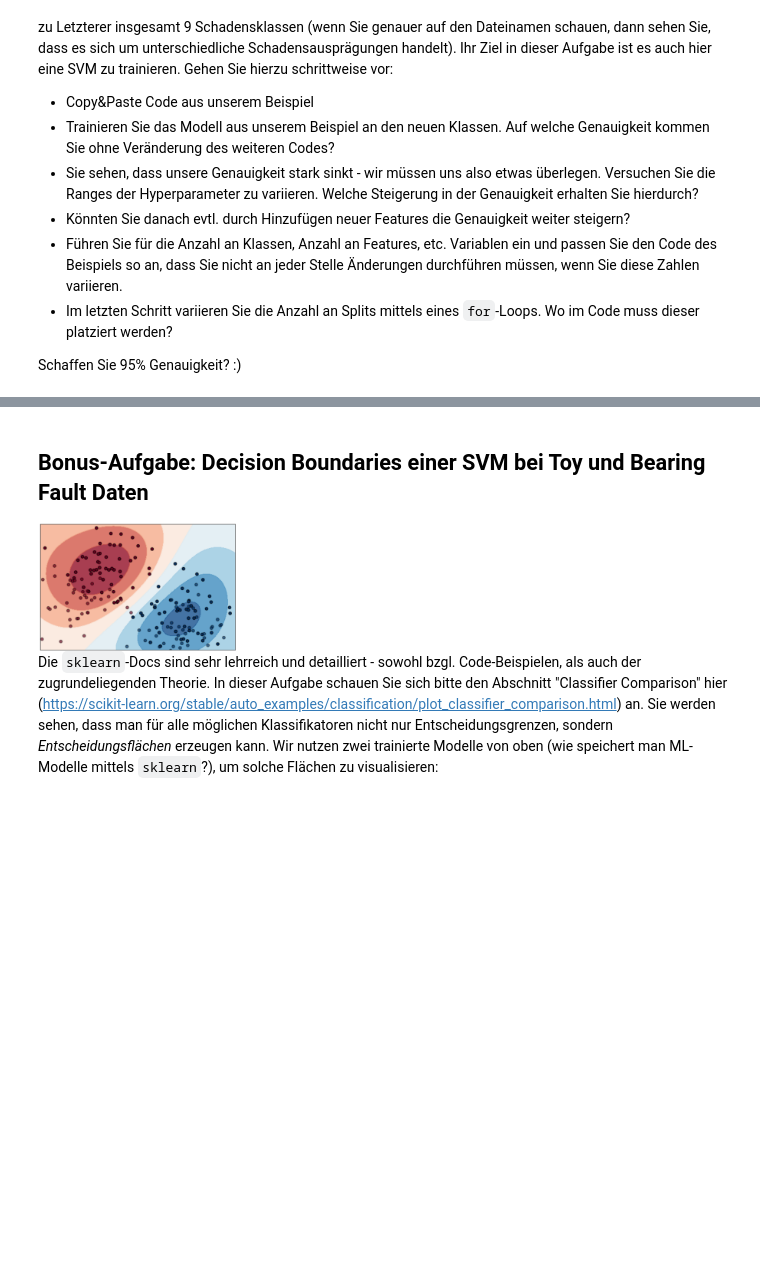
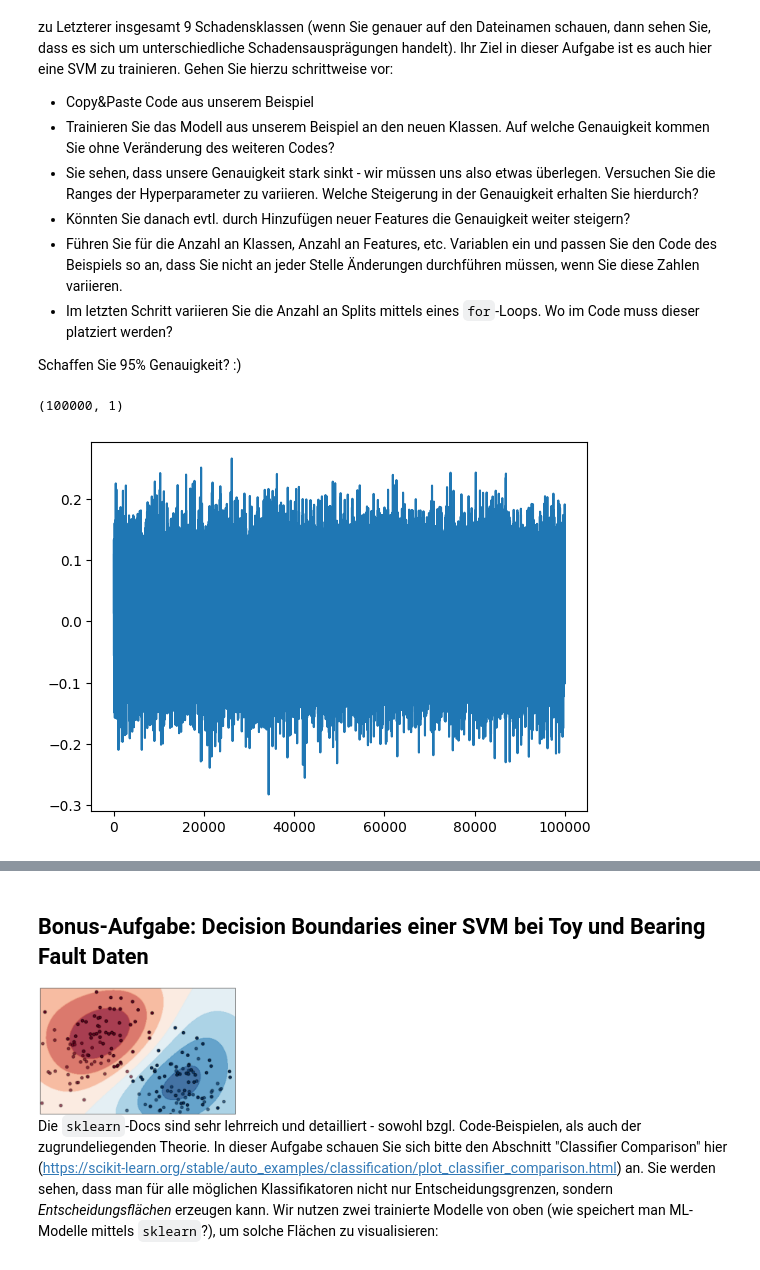
Before and after one commit to Oberfeldwedler/predictive_maintenance, a Jupyter notebook: 03_modeling_svm/code/exercises/edited/03_modeling_svm_exercises_wo_sol.ipynb, the cells around one changed output, grey strips where cells are left out. Cells and saved outputs as stored; diff of their text form; code cells hidden in the pictures; blank space fills up the shorter version.

```diff
--- a/03_modeling_svm/code/exercises/edited/03_modeling_svm_exercises_wo_sol.ipynb
+++ b/03_modeling_svm/code/exercises/edited/03_modeling_svm_exercises_wo_sol.ipynb
@@ -96,3 +164,16 @@ Im Beispiel "Fault Classification of Bearing Faults" haben wir Fault Detection a
 * Im letzten Schritt variieren Sie die Anzahl an Splits mittels eines `for`-Loops. Wo im Code muss dieser platziert werden?
 
 Schaffen Sie 95% Genauigkeit? :)
+# %%
+# Load single file
+path_to_data = '../res/data/bearing/'
+data = np.load(path_to_data + 'normal.npy')
+
+# Shape
+print(data.shape)
+
+# Plot it
+plt.plot(data);
+# %% [output]
+(100000, 1)
+[figure, added]
```
Also changed, not shown: parts of 11 cells of this notebook, 13 other files.
